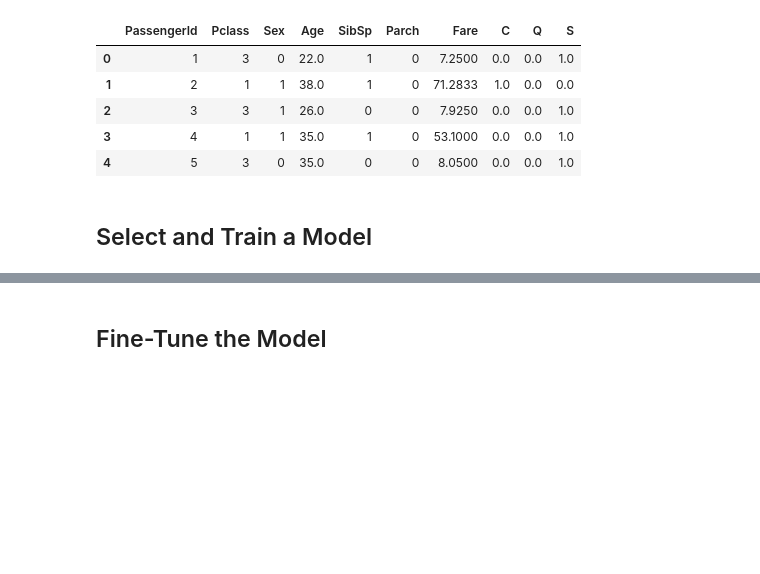
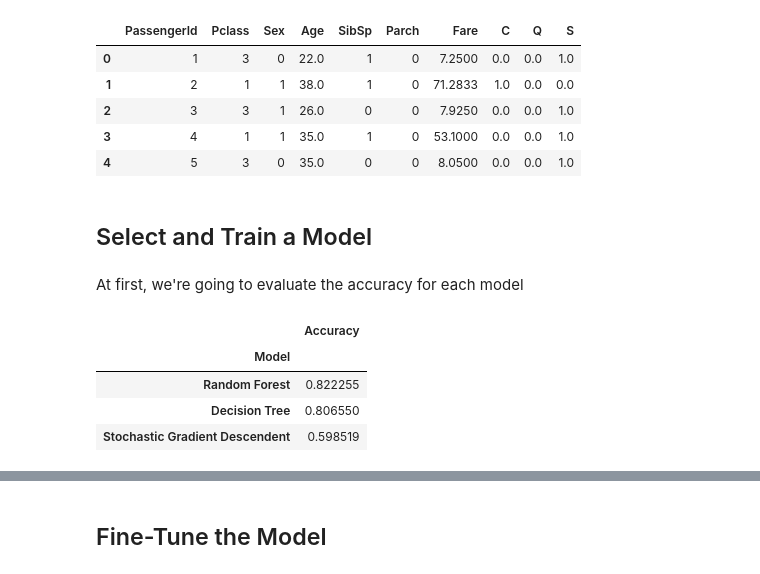
Before and after one commit to italojsr/Titanic, a Jupyter notebook: titanic.ipynb, the cells around one changed output, grey strips where cells are left out. Saved outputs shown, nothing was run; the diff lists cells and outputs as text; code cells hidden in the pictures; blank space fills up the shorter version.

```diff
--- a/titanic.ipynb
+++ b/titanic.ipynb
@@ -350,0 +366,27 @@ X_train.head()
+# %% [markdown]
+At first, we're going to evaluate the accuracy for each model
+# %%
+results = []
+# %%
+def CrossVal(model,name,X_train,y_train):
+    model.fit(X_train,y_train)
+    scores = cross_val_score(model,X_train,y_train,cv = 10, scoring = 'accuracy').mean()
+    results.append((name,scores))
+# %%
+sgd_cls = SGDClassifier()
+sgd_scores = CrossVal(sgd_cls,'Stochastic Gradient Descendent',X_train,y_train)
+
+tree_cls = DecisionTreeClassifier(min_samples_leaf=10)
+tree_scores = CrossVal(tree_cls,'Decision Tree',X_train,y_train)
+
+forest_cls = RandomForestClassifier()
+tree_scores = CrossVal(forest_cls,'Random Forest',X_train,y_train)
+
+accuracy = pd.DataFrame(results,columns = ['Model','Accuracy']).sort_values('Accuracy',ascending = False)
+accuracy.set_index('Model',drop = True)
+# %% [output]
+|  | Accuracy |
+| Model |  |
+| Random Forest | 0.822255 |
+| Decision Tree | 0.806550 |
+| Stochastic Gradient Descendent | 0.598519 |
```
Also changed, not shown: parts of 16 cells of this notebook.
